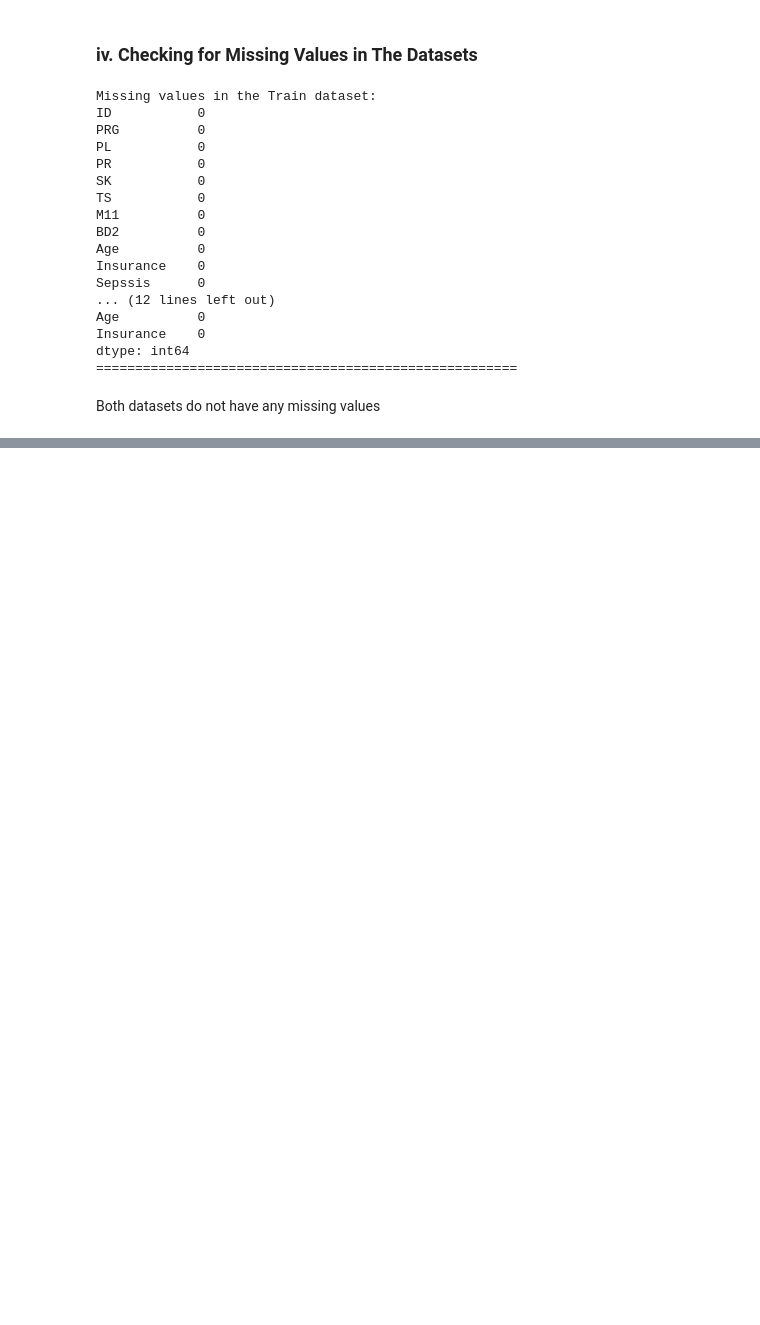
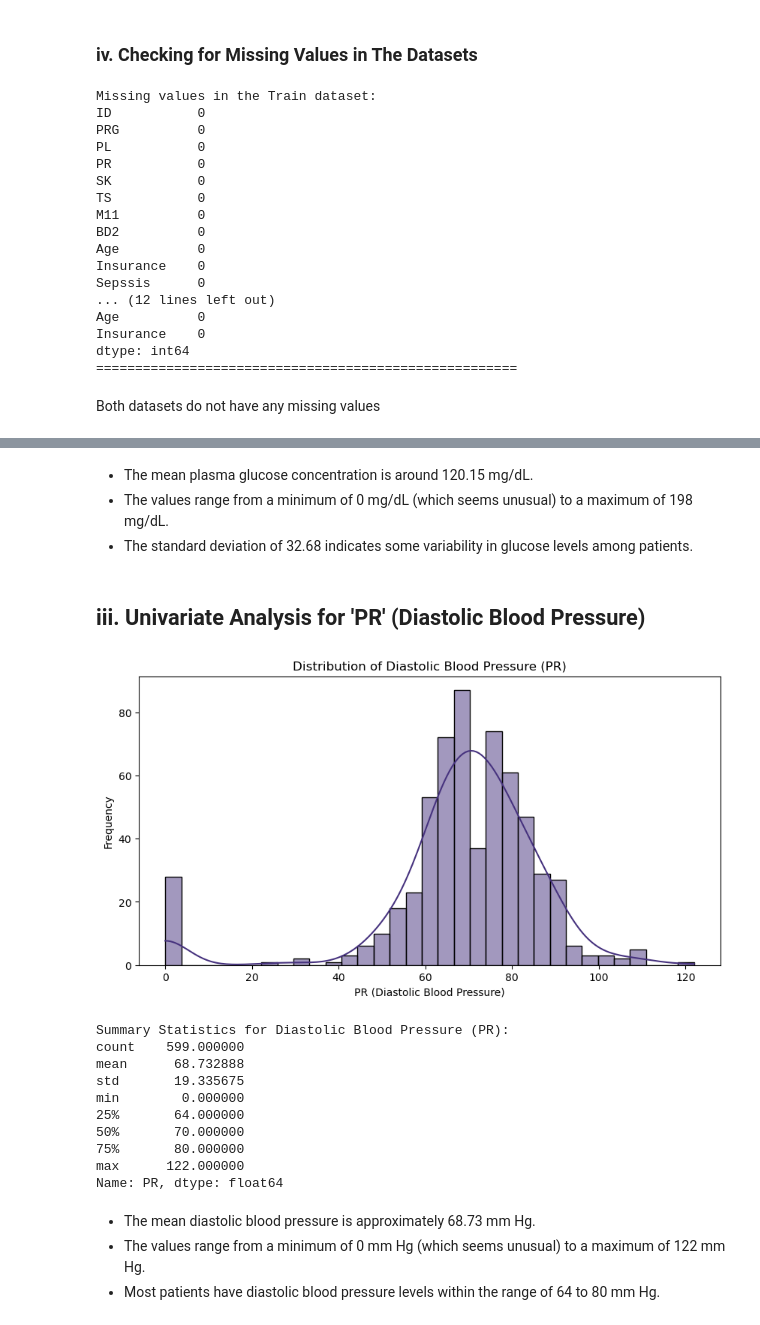
Before and after one commit to rasmodev/Sepsis-Classification-ML-Project-with-FastAPI-Deployment, a Jupyter notebook: Sepsis_ML_Prediction_&_Deployment_With_FastAPI.ipynb, the cells around one changed output, grey strips where cells are left out. Saved outputs shown, nothing was run; the diff lists cells and outputs as text; code cells hidden in the pictures; blank space fills up the shorter version.

```diff
--- a/Sepsis_ML_Prediction_&_Deployment_With_FastAPI.ipynb
+++ b/Sepsis_ML_Prediction_&_Deployment_With_FastAPI.ipynb
@@ -405,0 +343,37 @@ Name: PR, dtype: float64
+# %% [markdown]
+- The mean plasma glucose concentration is around 120.15 mg/dL.
+- The values range from a minimum of 0 mg/dL (which seems unusual) to a maximum of 198 mg/dL.
+- The standard deviation of 32.68 indicates some variability in glucose levels among patients.
+# %% [markdown]
+## iii. Univariate Analysis for 'PR' (Diastolic Blood Pressure)
+# %%
+# Extract the 'PR' column
+pr_values = train_df['PR']
+
+# Plot a histogram with the viridis color palette
+plt.figure(figsize=(10, 5))
+sns.histplot(pr_values, kde=True, color=sns.color_palette('viridis')[0])
+plt.title('Distribution of Diastolic Blood Pressure (PR)')
+plt.xlabel('PR (Diastolic Blood Pressure)')
+plt.ylabel('Frequency')
+plt.show()
+
+# Summary statistics
+print('Summary Statistics for Diastolic Blood Pressure (PR):')
+print(pr_values.describe())
+# %% [output]
+[figure, added]
+Summary Statistics for Diastolic Blood Pressure (PR):
+count    599.000000
+mean      68.732888
+std       19.335675
+min        0.000000
+25%       64.000000
+50%       70.000000
+75%       80.000000
+max      122.000000
+Name: PR, dtype: float64
+# %% [markdown]
+- The mean diastolic blood pressure is approximately 68.73 mm Hg.
+- The values range from a minimum of 0 mm Hg (which seems unusual) to a maximum of 122 mm Hg.
+- Most patients have diastolic blood pressure levels within the range of 64 to 80 mm Hg.
```
Also changed, not shown: parts of 9 cells of this notebook.
